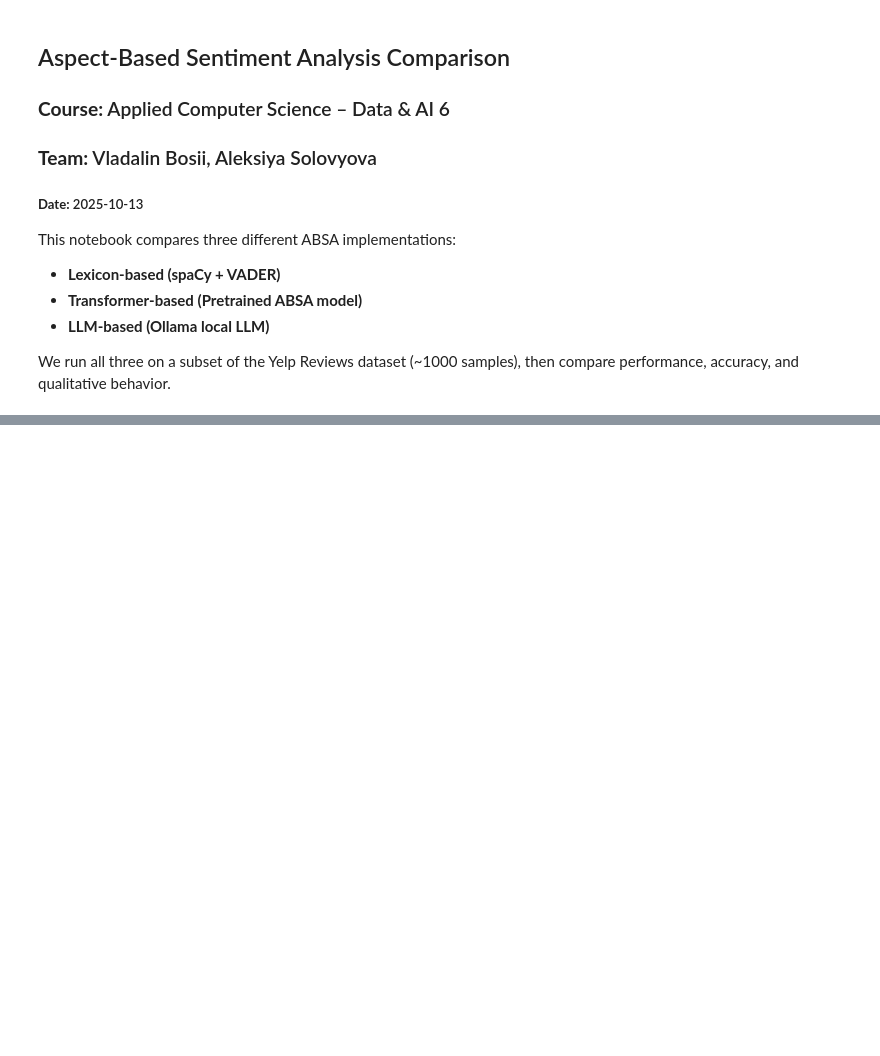
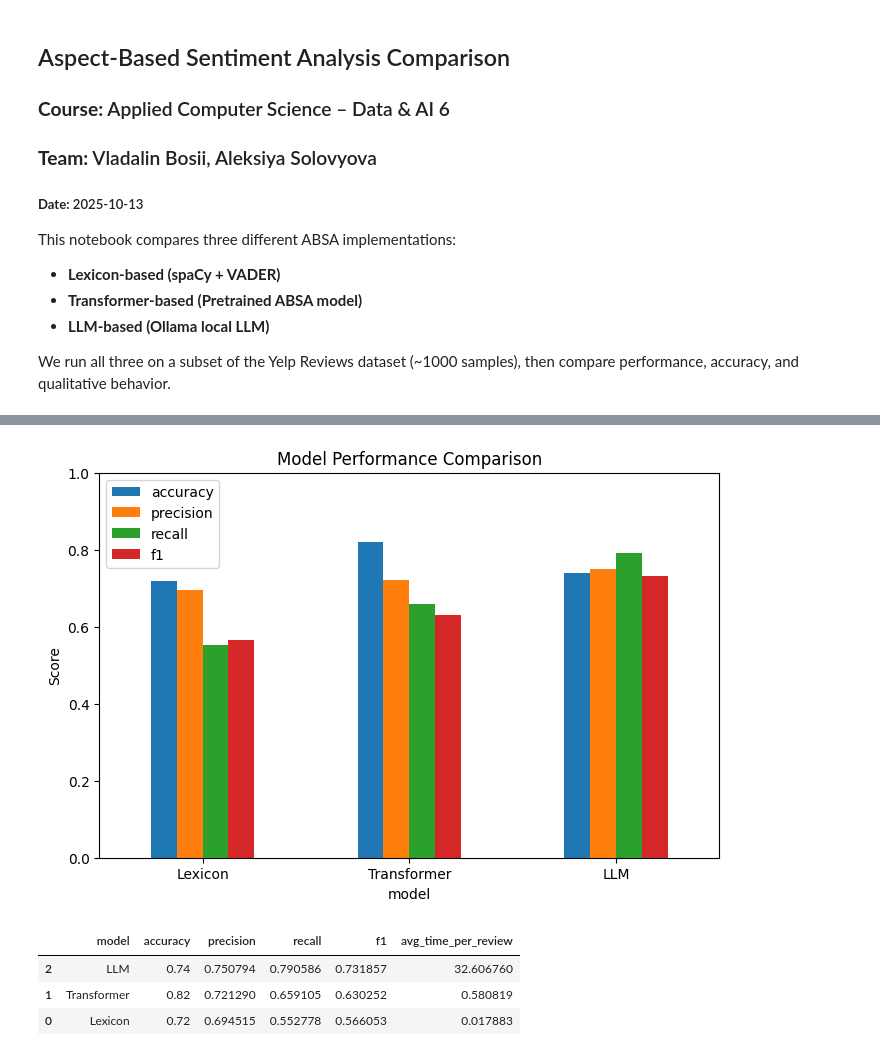
Before and after one commit to aleksiyasolovyova-arch/ASBA-restaurant-reviews, a Jupyter notebook: notebooks/comparison.ipynb, the cells around one changed output, grey strips where cells are left out. Cells and saved outputs as stored; diff of their text form; code cells hidden in the pictures; blank space fills up the shorter version.

Commit message:
Llm implementation is faster, Lexicon looks fine, still need to finish comparison. Added 75 more test samples to the json

```diff
--- a/notebooks/comparison.ipynb
+++ b/notebooks/comparison.ipynb
@@ -23,7 +26,5 @@ from src.llm_absa import LLMABSA
 # %%
-ds= load_dataset("Yelp/yelp_review_full", split="train[:10]")
-yelp_reviews = ds.to_pandas()
-
-yelp_reviews.rename(columns={"text":"review_text", "label":"rating"}, inplace=True)
-display(yelp_reviews.head())
+ds= load_test_samples('../data/test_samples.json')
+print(f"Loaded {len(ds)} reviews.")
+print(f"Example review:\n{ds[78]['text']}\nStars: {ds[78]['stars']}\n")
 # %% [output]
@@ -36,7 +35,7 @@ display(yelp_reviews.head())
 # %%
-lexicon_analyzer = LexiconABSAAnalyzer()
+lexicon_analyzer = LexiconABSA()
 transformer_analyzer = TransformerABSA()
-llm_analyzer = LLMABSA(model_name="llama3.1:8b")
+llm_analyzer = LLMABSA(model_name="orca2")
 
 analyzers = {
     "Lexicon": lexicon_analyzer,
@@ -50,0 +49,7 @@ Using model 'llama3.1:8b'...
+# %%
+sample_texts = [s["text"] for s in ds[:3]]
+
+for i, text in enumerate(sample_texts):
+    print(f"\n Review {i+1}: {text[:100]}...\n")
+    df = compare_analyzers(text, analyzers)
+    display(df)
@@ -126,0 +239,20 @@ display(disagreements.head(40))
+# %%
+results_summary = {}
+results_detailed = {}
+
+for name, analyzer in analyzers.items():
+    print(f'\nEvaluating {name}...')
+    summary, metrics = evaluate_overall_sentiment(analyzer, ds)
+    results_summary[name] = summary
+    results_detailed[name] = metrics
+    print(pd.DataFrame([summary]))
+
+results_df = pd.DataFrame(results_summary).T
+print('\n--- Overall Comparison ---')
+display(results_df)
+# %% [output]
+[figure, added]
+|  | model | accuracy | precision | recall | f1 | avg_time_per_review |
+| 2 | LLM | 0.74 | 0.750794 | 0.790586 | 0.731857 | 32.606760 |
+| 1 | Transformer | 0.82 | 0.721290 | 0.659105 | 0.630252 | 0.580819 |
+| 0 | Lexicon | 0.72 | 0.694515 | 0.552778 | 0.566053 | 0.017883 |
```
Also changed, not shown: parts of 8 cells of this notebook, 4 other files.
